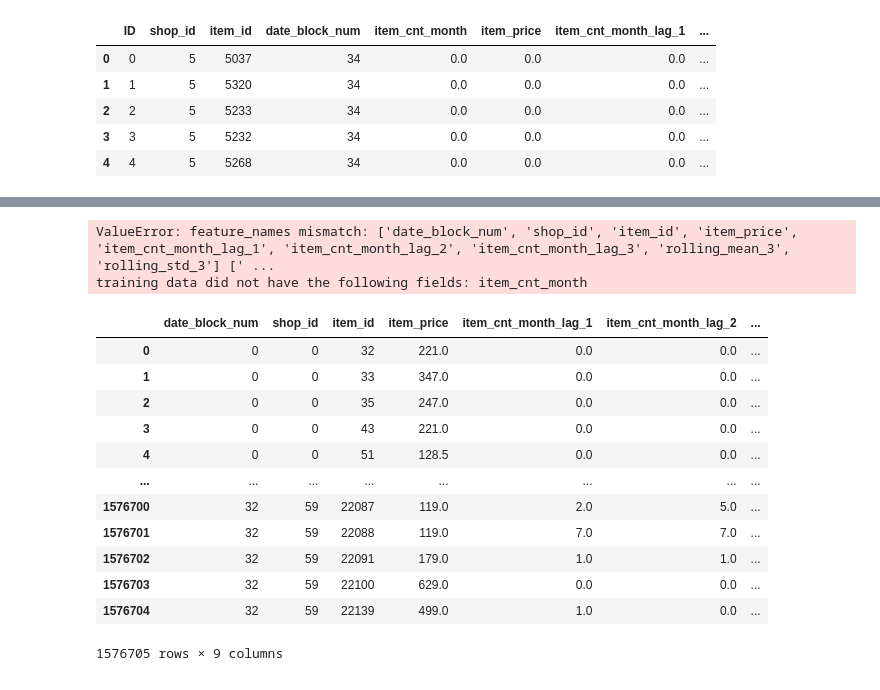
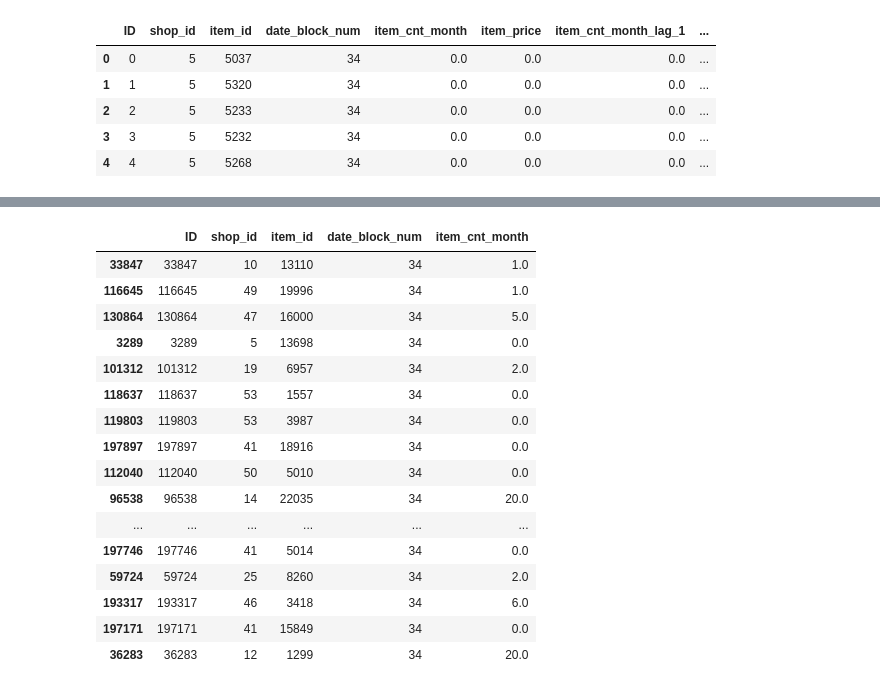
Before and after one commit to ishamel101/Predict-Future-Sales, a Jupyter notebook: fetures_sales.ipynb, the cells around one changed output, grey strips where cells are left out. Saved outputs shown, nothing was run; the diff lists cells and outputs as text; code cells hidden in the pictures.

```diff
--- a/fetures_sales.ipynb
+++ b/fetures_sales.ipynb
@@ -471,46 +420,0 @@ plt.show()
-# %%
-# Prepare the test data for prediction
-test_data = monthly_sales[monthly_sales['date_block_num'] == 33].drop(['item_cnt_month'], axis=1)
-
-# Function to predict sales for the next month
-def predict_next_month(test_data, current_month, model):
-    test_data['date_block_num'] = current_month
-    dtest = xgb.DMatrix(test_data)
-    test_data['item_cnt_month'] = model.predict(dtest).clip(0, 20)
-    return test_data
-
-# Initialize a DataFrame to store the predictions
-predictions = pd.DataFrame()
-
-# Predict for date_block_num 34 to 39
-for month in range(34, 40):
-    test_data = predict_next_month(test_data, month, model)
-    predictions = pd.concat([predictions, test_data[['date_block_num', 'item_id', 'item_cnt_month']]], ignore_index=True)
-
-# Aggregate predictions by date_block_num and item_id
-predicted_sales = predictions.groupby(['date_block_num', 'item_id'])['item_cnt_month'].sum().reset_index()
-
-# Filter predicted sales for the items to plot
-predicted_sales = predicted_sales[predicted_sales['item_id'].isin(items_to_plot)]
-
-# Combine historical and predicted sales
-combined_sales = pd.concat([historical_sales, predicted_sales], ignore_index=True)
-# %% [output]
-ValueError: feature_names mismatch: ['date_block_num', 'shop_id', 'item_id', 'item_price', 'item_cnt_month_lag_1', 'item_cnt_month_lag_2', 'item_cnt_month_lag_3', 'rolling_mean_3', 'rolling_std_3'] [' ...
-training data did not have the following fields: item_cnt_month
-# %%
-X_train
-# %% [output]
-|  | date_block_num | shop_id | item_id | item_price | item_cnt_month_lag_1 | item_cnt_month_lag_2 | ... |
-| 0 | 0 | 0 | 32 | 221.0 | 0.0 | 0.0 | ... |
-| 1 | 0 | 0 | 33 | 347.0 | 0.0 | 0.0 | ... |
-| 2 | 0 | 0 | 35 | 247.0 | 0.0 | 0.0 | ... |
-| 3 | 0 | 0 | 43 | 221.0 | 0.0 | 0.0 | ... |
-| 4 | 0 | 0 | 51 | 128.5 | 0.0 | 0.0 | ... |
-| ... | ... | ... | ... | ... | ... | ... | ... |
-| 1576700 | 32 | 59 | 22087 | 119.0 | 2.0 | 5.0 | ... |
-| 1576701 | 32 | 59 | 22088 | 119.0 | 7.0 | 7.0 | ... |
-| 1576702 | 32 | 59 | 22091 | 179.0 | 1.0 | 1.0 | ... |
-| 1576703 | 32 | 59 | 22100 | 629.0 | 0.0 | 0.0 | ... |
-| 1576704 | 32 | 59 | 22139 | 499.0 | 1.0 | 0.0 | ... |
-1576705 rows × 9 columns
@@ -534,0 +421,21 @@ for dirname, _, filenames in os.walk('/kaggle/input'):
+# %%
+result = pd.concat([df_test, test_data[['date_block_num','item_cnt_month']]], axis = 1)
+result.sample(20)
+# %% [output]
+|  | ID | shop_id | item_id | date_block_num | item_cnt_month |
+| 33847 | 33847 | 10 | 13110 | 34 | 1.0 |
+| 116645 | 116645 | 49 | 19996 | 34 | 1.0 |
+| 130864 | 130864 | 47 | 16000 | 34 | 5.0 |
+| 3289 | 3289 | 5 | 13698 | 34 | 0.0 |
+| 101312 | 101312 | 19 | 6957 | 34 | 2.0 |
+| 118637 | 118637 | 53 | 1557 | 34 | 0.0 |
+| 119803 | 119803 | 53 | 3987 | 34 | 0.0 |
+| 197897 | 197897 | 41 | 18916 | 34 | 0.0 |
+| 112040 | 112040 | 50 | 5010 | 34 | 0.0 |
+| 96538 | 96538 | 14 | 22035 | 34 | 20.0 |
+| ... | ... | ... | ... | ... | ... |
+| 197746 | 197746 | 41 | 5014 | 34 | 0.0 |
+| 59724 | 59724 | 25 | 8260 | 34 | 2.0 |
+| 193317 | 193317 | 46 | 3418 | 34 | 6.0 |
+| 197171 | 197171 | 41 | 15849 | 34 | 0.0 |
+| 36283 | 36283 | 12 | 1299 | 34 | 20.0 |
```
Also changed, not shown: parts of 5 cells of this notebook.
